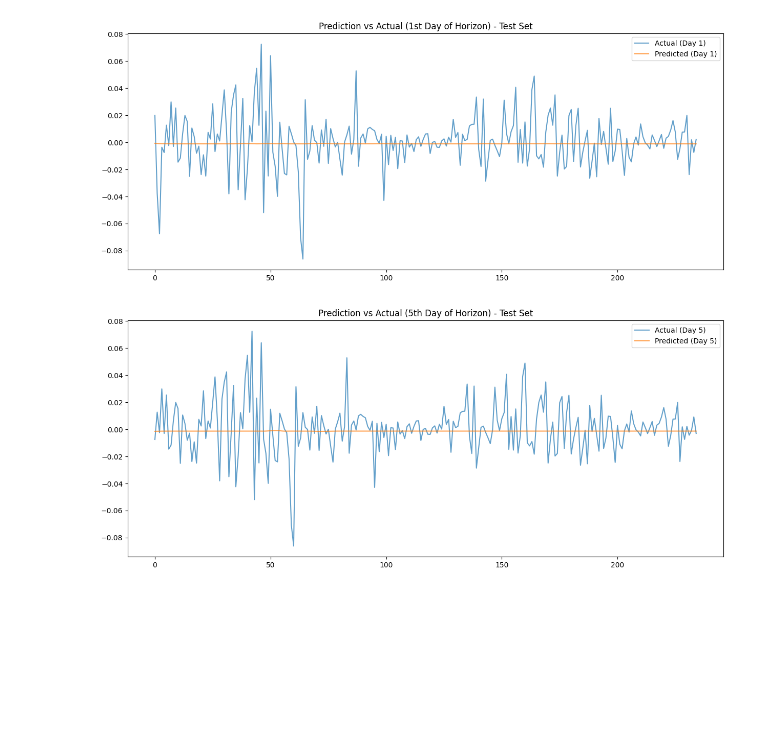
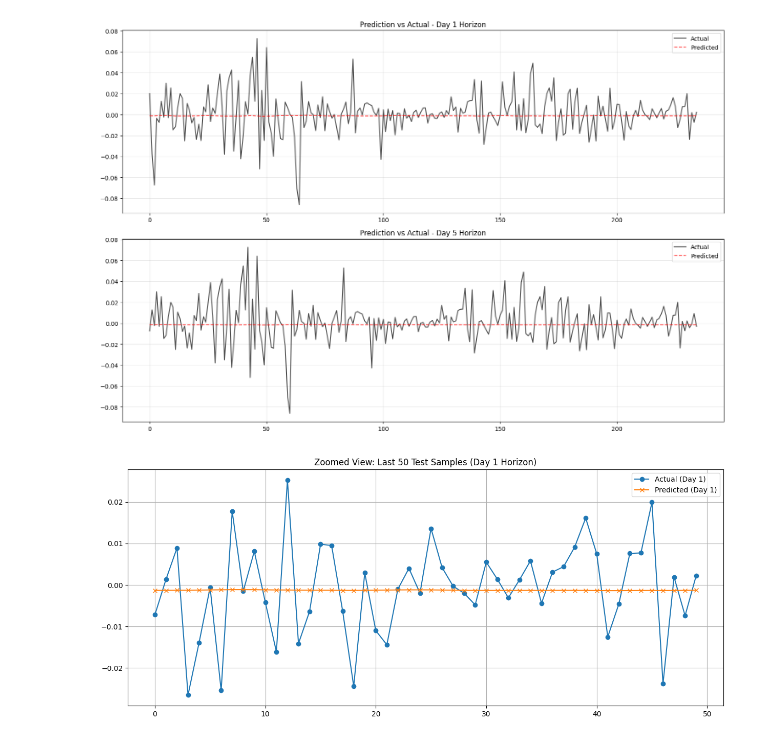
Before and after one commit to H4S2O8/representation-engineering, a Jupyter notebook: src/bond_yield_prediction.ipynb, the cells around one changed output. Drawn from its saved outputs; the diff is of its cells as text; code cells hidden in the pictures; blank space fills up the shorter version.

```diff
--- a/src/bond_yield_prediction.ipynb
+++ b/src/bond_yield_prediction.ipynb
@@ -201,27 +181,31 @@ Model: "sequential"
  Trainable params: 129,605 (506.27 KB)
  Non-trainable params: 0 (0.00 B)
 # %%
+# Callbacks
+early_stop = EarlyStopping(monitor='val_loss', patience=15, restore_best_weights=True)
+lr_scheduler = ReduceLROnPlateau(monitor='val_loss', factor=0.5, patience=5, min_lr=1e-5, verbose=1)
+
 history = model.fit(
     X_train, y_train,
     validation_data=(X_val, y_val),
-    epochs=50,
+    epochs=100, # Increased epochs
     batch_size=32,
-    callbacks=[tf.keras.callbacks.EarlyStopping(patience=10, restore_best_weights=True)],
+    callbacks=[early_stop, lr_scheduler],
     verbose=1
 )
 
-# Plot Training History
+# Plot History
 plt.figure(figsize=(12, 5))
 plt.subplot(1, 2, 1)
-plt.plot(history.history['loss'], label='Train Loss (MSE)')
-plt.plot(history.history['val_loss'], label='Val Loss (MSE)')
+plt.plot(history.history['loss'], label='Train Loss')
+plt.plot(history.history['val_loss'], label='Val Loss')
+plt.title('MSE Loss')
 plt.legend()
-plt.title('Loss')
 
 plt.subplot(1, 2, 2)
 plt.plot(history.history['mae'], label='Train MAE')
 plt.plot(history.history['val_mae'], label='Val MAE')
+plt.title('MAE')
 plt.legend()
-plt.title('MAE')
 plt.show()
 # %% [output]
@@ -269,19 +255,27 @@ Test MAE (Real Difference): 0.013823
-# %%
-# Plot Prediction vs Actual for Day 1 of the Horizon
-plt.figure(figsize=(15, 6))
-plt.plot(y_test_inv[:, 0], label='Actual (Day 1)', alpha=0.7)
-plt.plot(y_pred_inv[:, 0], label='Predicted (Day 1)', alpha=0.7)
-plt.title('Prediction vs Actual (1st Day of Horizon) - Test Set')
-plt.legend()
-plt.show()
-
-# Plot for Day 5 of the Horizon
-plt.figure(figsize=(15, 6))
-plt.plot(y_test_inv[:, 4], label='Actual (Day 5)', alpha=0.7)
-plt.plot(y_pred_inv[:, 4], label='Predicted (Day 5)', alpha=0.7)
-plt.title('Prediction vs Actual (5th Day of Horizon) - Test Set')
-plt.legend()
-plt.show()
-# %% [output]
-[figure, removed]
-[figure, removed]
+# %%
+# Visualization
+days_to_plot = [0, 4] # Day 1 and Day 5
+plt.figure(figsize=(15, 10))
+
+for idx, day_idx in enumerate(days_to_plot):
+    plt.subplot(2, 1, idx+1)
+    plt.plot(y_test_inv[:, day_idx], label='Actual', color='black', alpha=0.7)
+    plt.plot(y_pred_inv[:, day_idx], label='Predicted', color='red', alpha=0.7, linestyle='--')
+    plt.title(f'Prediction vs Actual - Day {day_idx+1} Horizon')
+    plt.legend()
+    plt.grid(True, alpha=0.3)
+
+plt.tight_layout()
+plt.show()
+
+# Zoom in on last 50 days
+plt.figure(figsize=(15, 6))
+plt.plot(y_test_inv[-50:, 0], label='Actual (Day 1)', marker='o')
+plt.plot(y_pred_inv[-50:, 0], label='Predicted (Day 1)', marker='x')
+plt.title('Zoomed View: Last 50 Test Samples (Day 1 Horizon)')
+plt.legend()
+plt.grid(True)
+plt.show()
+# %% [output]
+[figure, added]
+[figure, added]
```
Also changed, not shown: parts of 10 cells of this notebook.
